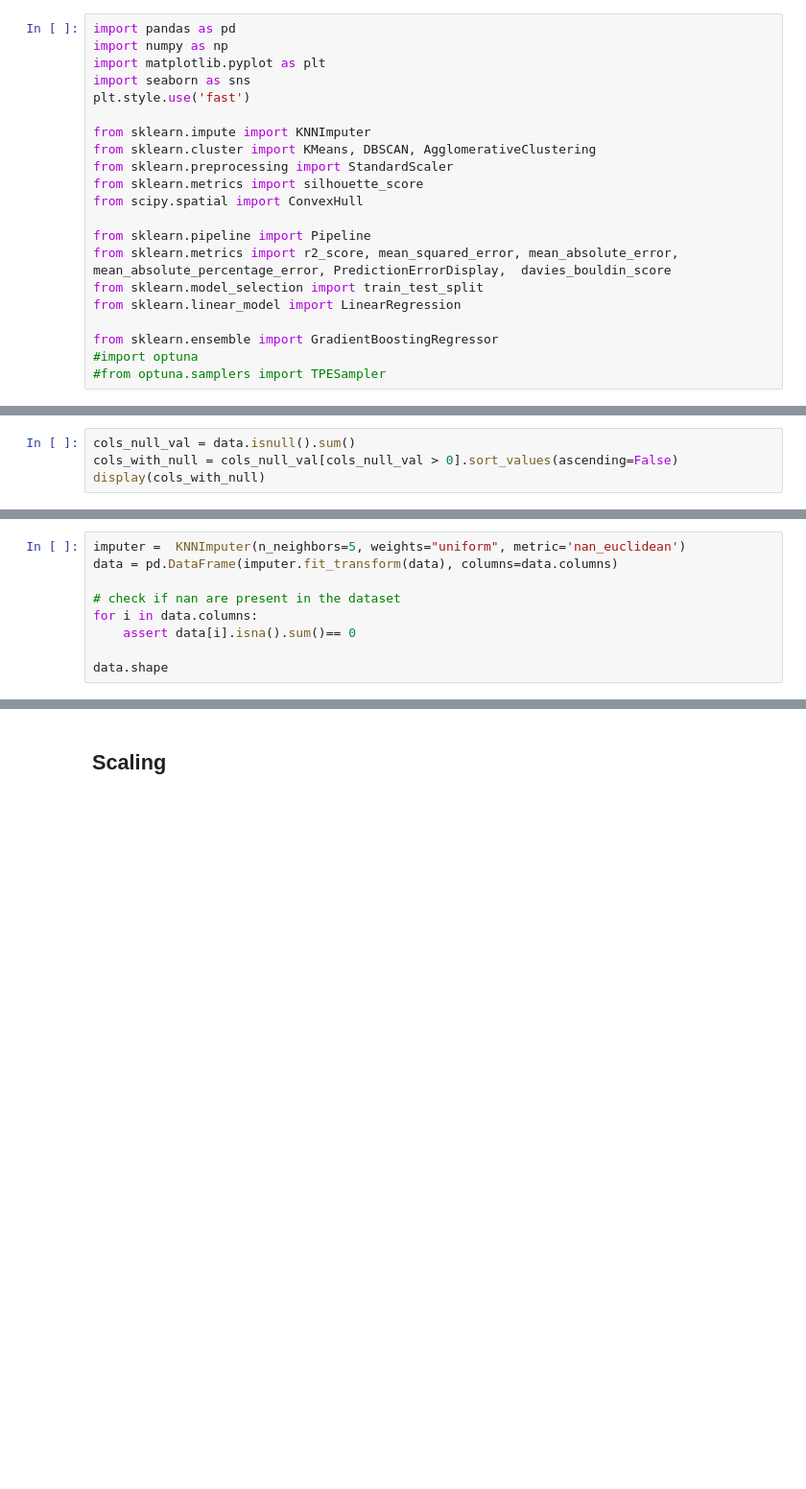
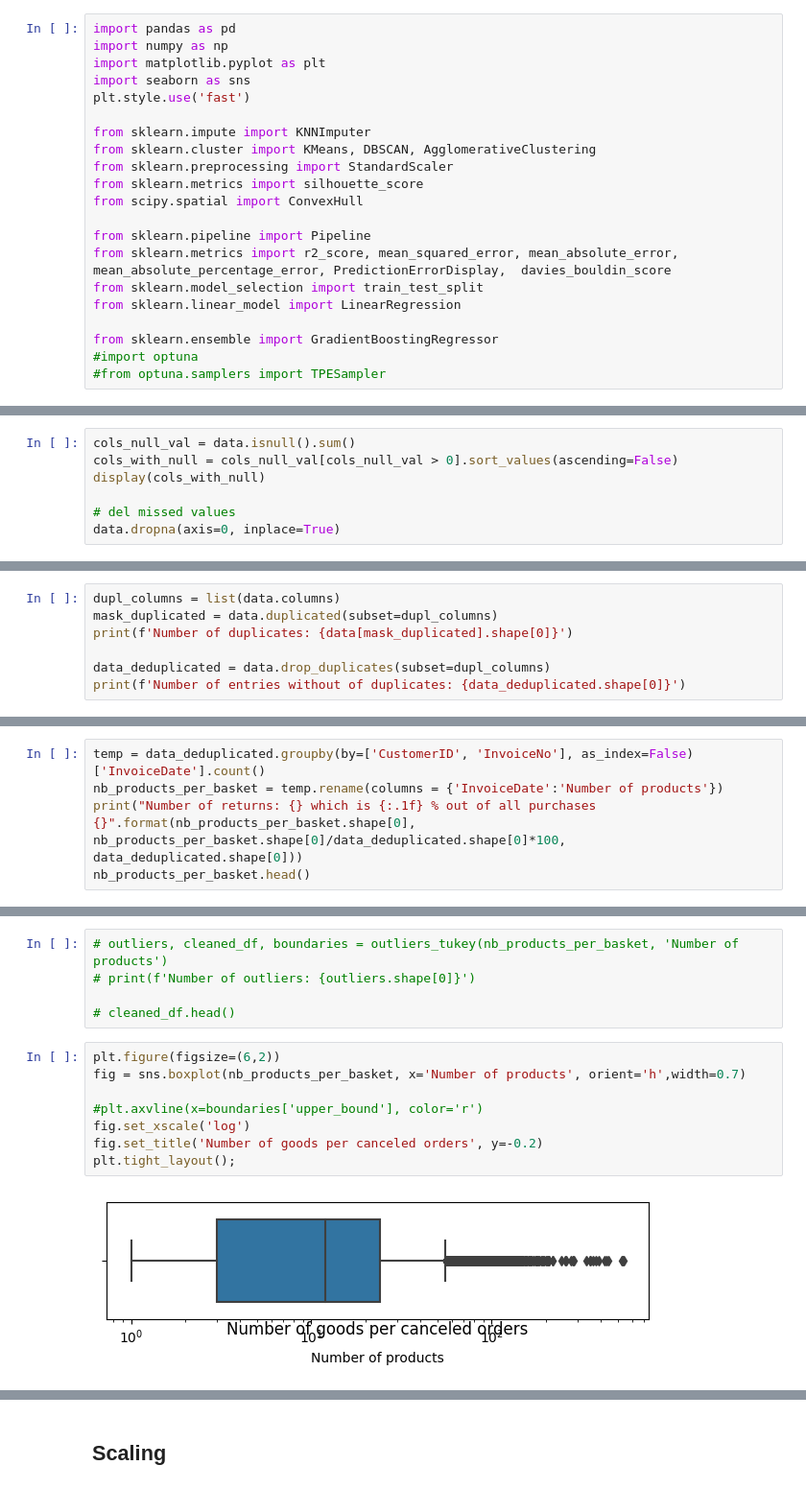
Before and after one commit to Alex1iv/web_shop_customers_segmentation, a Jupyter notebook: notebooks/webshop_segmentation.ipynb, the cells around one changed output, grey strips where cells are left out. Shown at 96% size. Drawn from its saved outputs; the diff is of its cells as text; blank space fills up the shorter version.

```diff
--- a/notebooks/webshop_segmentation.ipynb
+++ b/notebooks/webshop_segmentation.ipynb
@@ -78,4 +102,7 @@ stop =
 cols_null_val = data.isnull().sum()
 cols_with_null = cols_null_val[cols_null_val > 0].sort_values(ascending=False)
 display(cols_with_null)
+
+# del missed values
+data.dropna(axis=0, inplace=True)
 # %% [output]
@@ -89,9 +111,0 @@ Total missed entries: 314
-# %%
-imputer =  KNNImputer(n_neighbors=5, weights="uniform", metric='nan_euclidean')
-data = pd.DataFrame(imputer.fit_transform(data), columns=data.columns)
-
-# check if nan are present in the dataset
-for i in data.columns:
-    assert data[i].isna().sum()== 0
-
-data.shape
@@ -112,0 +114,7 @@ Name: TENURE, dtype: int64
+# %%
+dupl_columns = list(data.columns)
+mask_duplicated = data.duplicated(subset=dupl_columns)
+print(f'Number of duplicates: {data[mask_duplicated].shape[0]}')
+
+data_deduplicated = data.drop_duplicates(subset=dupl_columns)
+print(f'Number of entries without of duplicates: {data_deduplicated.shape[0]}')
@@ -112,0 +126,5 @@ Name: TENURE, dtype: int64
+# %%
+temp = data_deduplicated.groupby(by=['CustomerID', 'InvoiceNo'], as_index=False)['InvoiceDate'].count()
+nb_products_per_basket = temp.rename(columns = {'InvoiceDate':'Number of products'})
+print("Number of returns: {} which is {:.1f} % out of all purchases {}".format(nb_products_per_basket.shape[0], nb_products_per_basket.shape[0]/data_deduplicated.shape[0]*100, data_deduplicated.shape[0]))
+nb_products_per_basket.head()
@@ -112,0 +139,15 @@ Name: TENURE, dtype: int64
+# %%
+# outliers, cleaned_df, boundaries = outliers_tukey(nb_products_per_basket, 'Number of products')
+# print(f'Number of outliers: {outliers.shape[0]}')
+
+# cleaned_df.head()
+# %%
+plt.figure(figsize=(6,2))
+fig = sns.boxplot(nb_products_per_basket, x='Number of products', orient='h',width=0.7)
+
+#plt.axvline(x=boundaries['upper_bound'], color='r')
+fig.set_xscale('log')
+fig.set_title('Number of goods per canceled orders', y=-0.2)
+plt.tight_layout();
+# %% [output]
+[figure, added]
```
Also changed, not shown: parts of 19 cells of this notebook.
